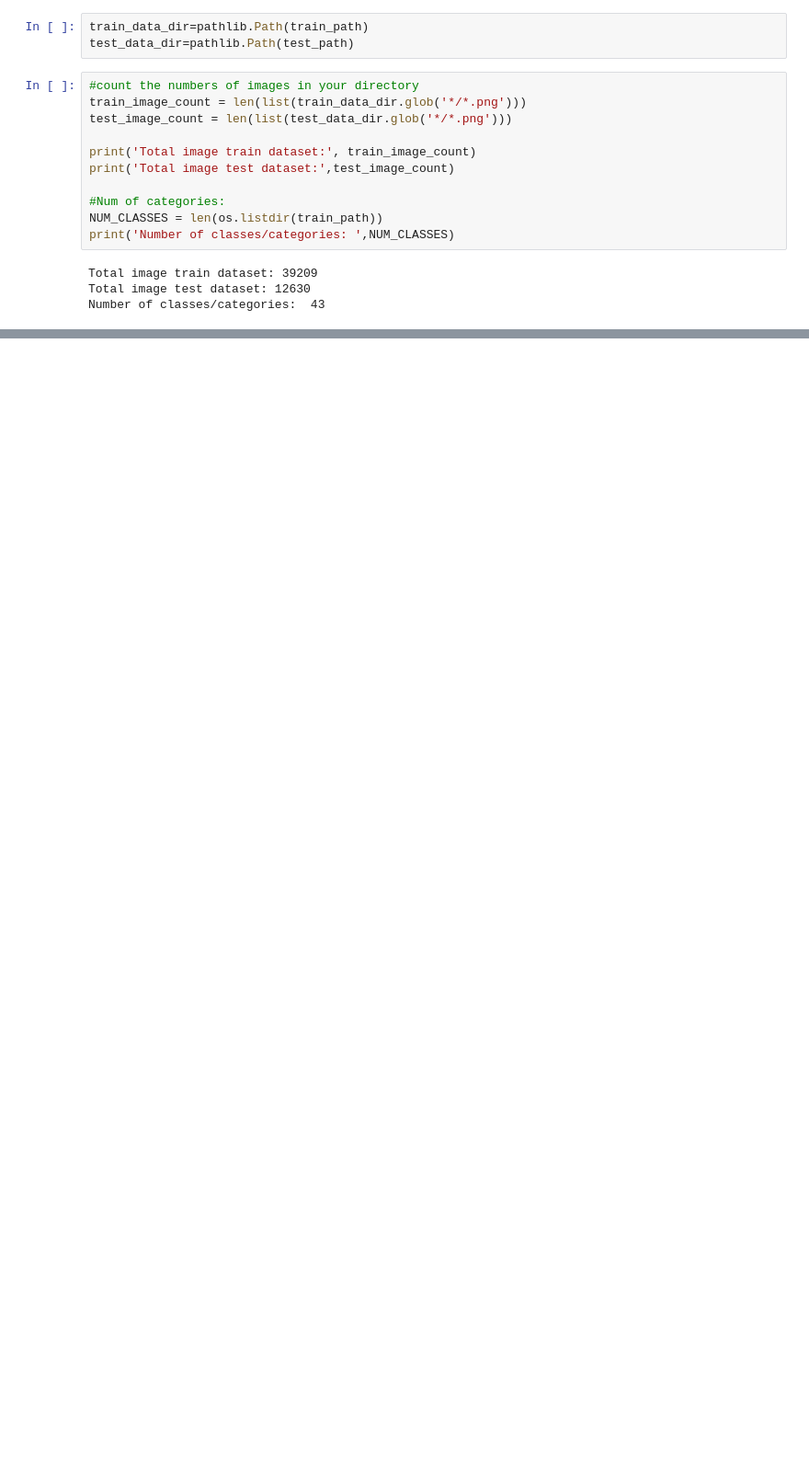
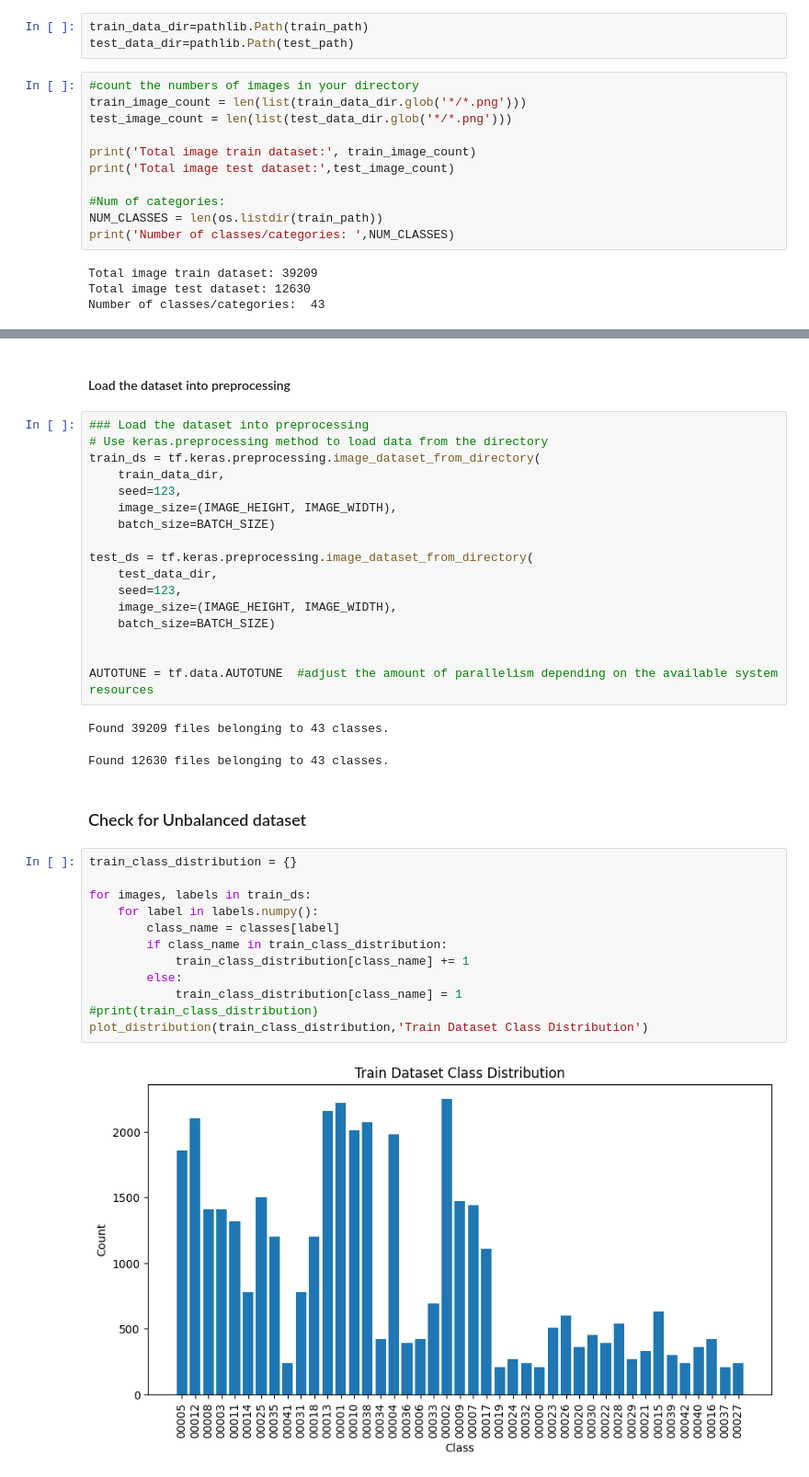
Before and after one commit to JoaoRamoss/computer-vision, a Jupyter notebook: baselineModels.ipynb, the cells around one changed output, grey strips where cells are left out. Shown at 92% size. Cells and saved outputs as stored; diff of their text form; blank space fills up the shorter version.

Commit message:
starting preprocessing notebook.

```diff
--- a/baselineModels.ipynb
+++ b/baselineModels.ipynb
@@ -120,0 +326,38 @@ classes = np.array([
+# %% [markdown]
+#### Load the dataset into preprocessing
+# %%
+### Load the dataset into preprocessing
+# Use keras.preprocessing method to load data from the directory
+train_ds = tf.keras.preprocessing.image_dataset_from_directory(
+    train_data_dir,
+    seed=123,
+    image_size=(IMAGE_HEIGHT, IMAGE_WIDTH),
+    batch_size=BATCH_SIZE)
+
+test_ds = tf.keras.preprocessing.image_dataset_from_directory(
+    test_data_dir,
+    seed=123,
+    image_size=(IMAGE_HEIGHT, IMAGE_WIDTH),
+    batch_size=BATCH_SIZE)
+
+
+AUTOTUNE = tf.data.AUTOTUNE  #adjust the amount of parallelism depending on the available system resources
+# %% [output]
+Found 39209 files belonging to 43 classes.
+Found 12630 files belonging to 43 classes.
+# %% [markdown]
+### Check for Unbalanced dataset
+# %%
+train_class_distribution = {}
+
+for images, labels in train_ds:
+    for label in labels.numpy():
+        class_name = classes[label]
+        if class_name in train_class_distribution:
+            train_class_distribution[class_name] += 1
+        else:
+            train_class_distribution[class_name] = 1
+#print(train_class_distribution)
+plot_distribution(train_class_distribution,'Train Dataset Class Distribution')
+# %% [output]
+[figure, added]
```
Also changed, not shown: parts of 42 cells of this notebook, 15 other files.
